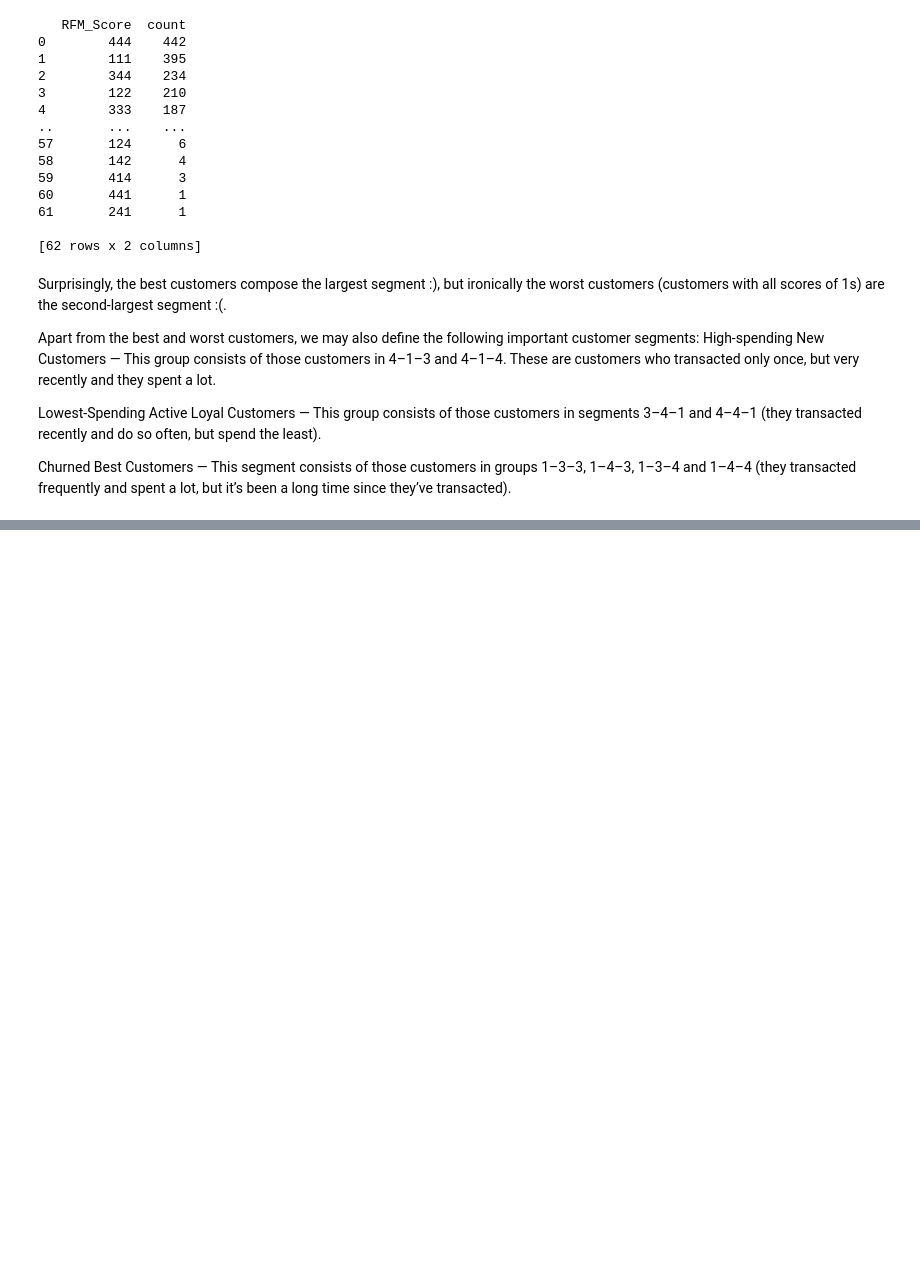
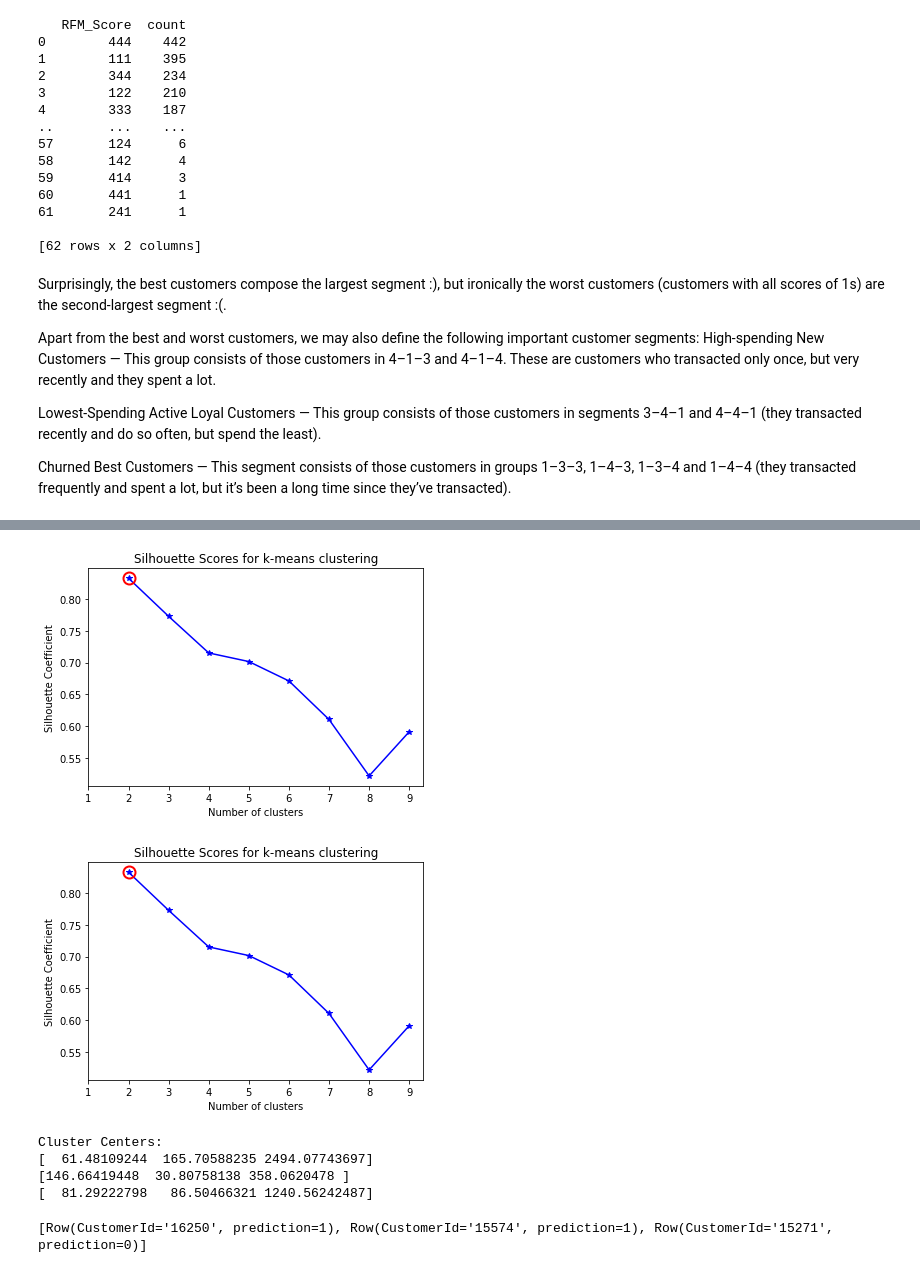
Before and after one commit to pasdptt/PasdPublicNB, a Jupyter notebook: Customer_segmentation.ipynb, the cells around one changed output, grey strips where cells are left out. Drawn from its saved outputs; the diff is of its cells as text; code cells hidden in the pictures; blank space fills up the shorter version.

```diff
--- a/Customer_segmentation.ipynb
+++ b/Customer_segmentation.ipynb
@@ -328,0 +380,2 @@ Churned Best Customers — This segment consists of those customers in groups 1
+# %%
+FEATURES_COL = ['Recency', 'Frequency', 'Monetary']
@@ -328,0 +418,2 @@ Churned Best Customers — This segment consists of those customers in groups 1
+# %%
+rfm_table_cleaned = rfm_table.filter((rfm_table.Monetary>=0.)).filter((rfm_table.Monetary<=3400.00))
@@ -328,0 +432,4 @@ Churned Best Customers — This segment consists of those customers in groups 1
+# %%
+vecAssembler = VectorAssembler(inputCols=FEATURES_COL, outputCol="features")
+df_kmeans = vecAssembler.transform(rfm_table_cleaned).select('CustomerId', 'features')
+df_kmeans.show()
@@ -328,0 +454,47 @@ Churned Best Customers — This segment consists of those customers in groups 1
+# %%
+from pyspark.ml.evaluation import *
+
+cost = list()
+evaluator = ClusteringEvaluator()
+for k in range(2,10):
+    bkm = KMeans().setK(k).setSeed(1).setFeaturesCol("features")
+    bkm_model = bkm.fit(df_kmeans.sample(False,0.1, seed=42))
+    tags_predictions = bkm_model.transform(df_kmeans.sample(False,0.1, seed=42))
+    silhouette = evaluator.evaluate(tags_predictions)
+    cost.append(silhouette)
+
+kIdx = np.argmax(cost)
+# %%
+fig, ax = plt.subplots()
+plt.plot(range(2,10), cost, 'b*-')
+plt.plot(range(2,10)[kIdx], cost[kIdx], marker='o', markersize=12,
+         markeredgewidth=2, markeredgecolor='r', markerfacecolor='None')
+plt.xlim(1, plt.xlim()[1])
+plt.xlabel('Number of clusters')
+plt.ylabel('Silhouette Coefficient')
+plt.title('Silhouette Scores for k-means clustering')
+# Uncomment the next line
+display(fig)
+# %% [output]
+[figure, added]
+[figure, added]
+# %%
+k = 3
+kmeans = KMeans().setK(k).setSeed(1).setFeaturesCol("features")
+model = kmeans.fit(df_kmeans)
+centers = model.clusterCenters()
+
+print("Cluster Centers: ")
+for center in centers:
+    print(center)
+# %% [output]
+Cluster Centers:
+[  61.48109244  165.70588235 2494.07743697]
+[146.66419448  30.80758138 358.0620478 ]
+[  81.29222798   86.50466321 1240.56242487]
+# %%
+transformed = model.transform(df_kmeans).select('CustomerId', 'prediction')
+rows = transformed.collect()
+print(rows[:3])
+# %% [output]
+[Row(CustomerId='16250', prediction=1), Row(CustomerId='15574', prediction=1), Row(CustomerId='15271', prediction=0)]
```
Also changed, not shown: parts of 17 cells of this notebook.
